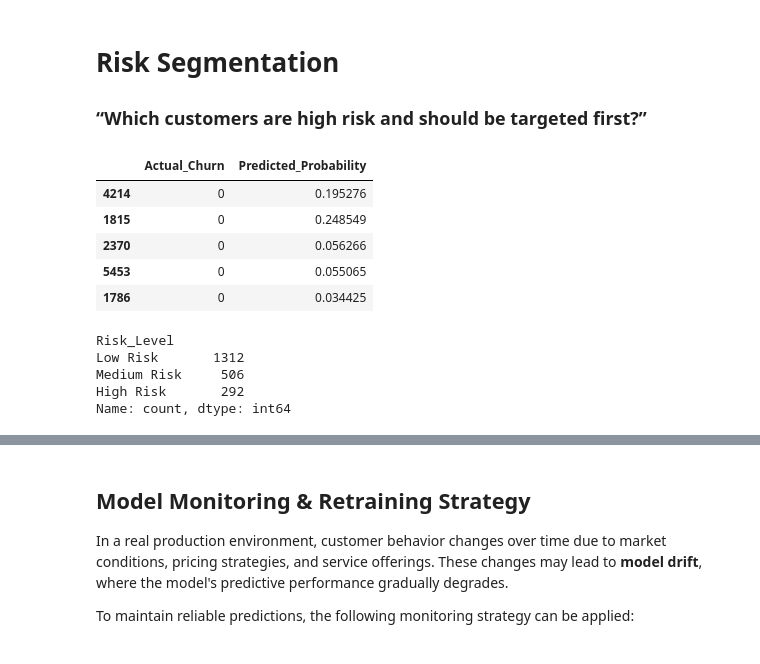
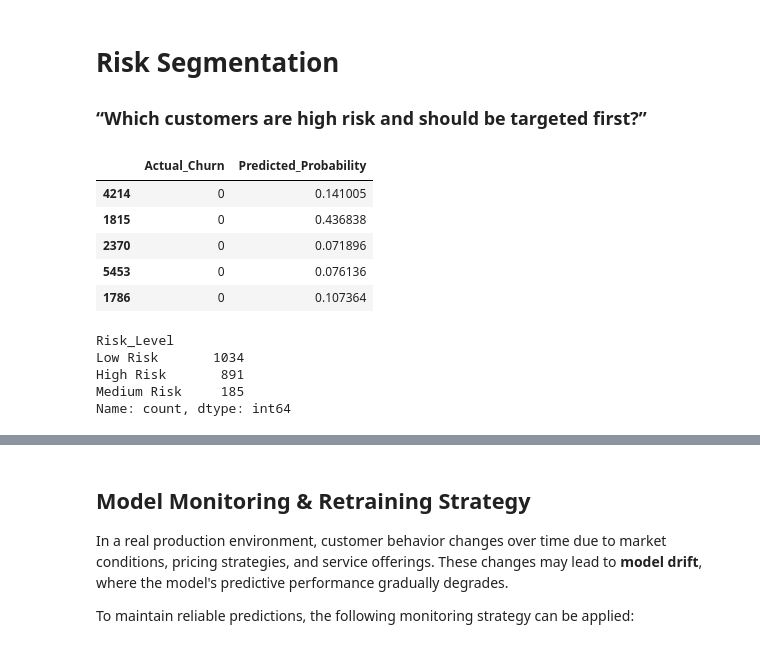
Before and after one commit to Pournima87/telecom-churn-intelligence, a Jupyter notebook: notebook/Customer Churn Prediction ML Project.ipynb, the cells around one changed output, grey strips where cells are left out. Saved outputs shown, nothing was run; the diff lists cells and outputs as text; code cells hidden in the pictures.

```diff
--- a/notebook/Customer Churn Prediction ML Project.ipynb
+++ b/notebook/Customer Churn Prediction ML Project.ipynb
@@ -784,3 +681,0 @@ GridSearchCV(cv=5,
-# %%
-best_rf = grid.best_estimator_
-best_rf
@@ -790,5 +681,0 @@ RandomForestClassifier(class_weight='balanced', max_depth=10, n_estimators=200,
-# %%
-from sklearn.metrics import roc_auc_score
-
-y_prob = rf.predict_proba(X_test)[:,1]
-roc_auc_score(y_test, y_prob)
@@ -835,5 +681,0 @@ pd.crosstab(df['InternetService'], df['Churn'], normalize='index')*100
-# %%
-from sklearn.ensemble import GradientBoostingClassifier
-
-gb = GradientBoostingClassifier(random_state=42)
-gb.fit(X_train, y_train)
@@ -1015,8 +815,15 @@ A curve closer to the top-left corner indicates better model performance.
 # %%
 # Final model selection
+from sklearn.ensemble import RandomForestClassifier
+
 final_pipeline = Pipeline([
     ("preprocess", preprocessor),
-    ("model", LogisticRegression(max_iter=2000,class_weight="balanced"))
+    ("model", RandomForestClassifier(
+        n_estimators=200,
+        max_depth=10,
+        random_state=42,
+        class_weight="balanced"
+    ))
 ])
 
 # Train the model
@@ -1036,12 +843,12 @@ log_model = final_pipeline
 
 # Plot ROC Curve
 plt.figure()
-plt.plot(fpr, tpr, label=f'Logistic Regression (AUC = {roc_auc:.3f})')
+plt.plot(fpr, tpr, label=f'Random Forest (AUC = {roc_auc:.3f})')
 plt.plot([0, 1], [0, 1], linestyle='--')
 
 plt.xlabel("False Positive Rate")
 plt.ylabel("True Positive Rate")
-plt.title("ROC Curve - Logistic Regression")
+plt.title("ROC Curve - Random Forests")
 
 plt.legend()
 plt.show()
@@ -1339,36 +1118,34 @@ Overall, these patterns align closely with the machine learning model interpreta
 ### “Which customers are high risk and should be targeted first?”
 # %%
 # Get churn probabilities
-log_model = models["Logistic Regression"]
-
-probs = log_model.predict_proba(X_test)[:,1]
+probs = final_pipeline.predict_proba(X_test)[:,1]
 
 risk_df = pd.DataFrame({
     "Actual_Churn": y_test,
     "Predicted_Probability": probs
 })
 
 risk_df.head()
 # %% [output]
 |  | Actual_Churn | Predicted_Probability |
-| 4214 | 0 | 0.195276 |
-| 1815 | 0 | 0.248549 |
-| 2370 | 0 | 0.056266 |
-| 5453 | 0 | 0.055065 |
-| 1786 | 0 | 0.034425 |
+| 4214 | 0 | 0.141005 |
+| 1815 | 0 | 0.436838 |
+| 2370 | 0 | 0.071896 |
+| 5453 | 0 | 0.076136 |
+| 1786 | 0 | 0.107364 |
 # %%
 risk_df["Risk_Level"] = pd.cut(
     risk_df["Predicted_Probability"],
-    bins=[0, 0.3, 0.6, 1],
+    bins=[0, 0.3, 0.4, 1],
     labels=["Low Risk", "Medium Risk", "High Risk"]
 )
 
 risk_df["Risk_Level"].value_counts()
 # %% [output]
 Risk_Level
-Low Risk       1312
-Medium Risk     506
-High Risk       292
+Low Risk       1034
+High Risk       891
+Medium Risk     185
 Name: count, dtype: int64
 # %%
 pd.crosstab(risk_df["Risk_Level"], risk_df["Actual_Churn"], normalize='index') * 100
```
Also changed, not shown: parts of 44 cells of this notebook, 2 other files.
